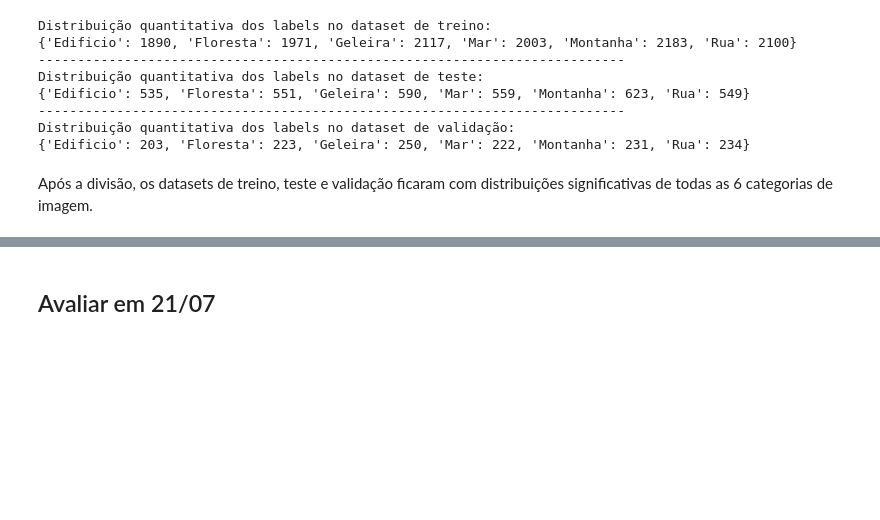
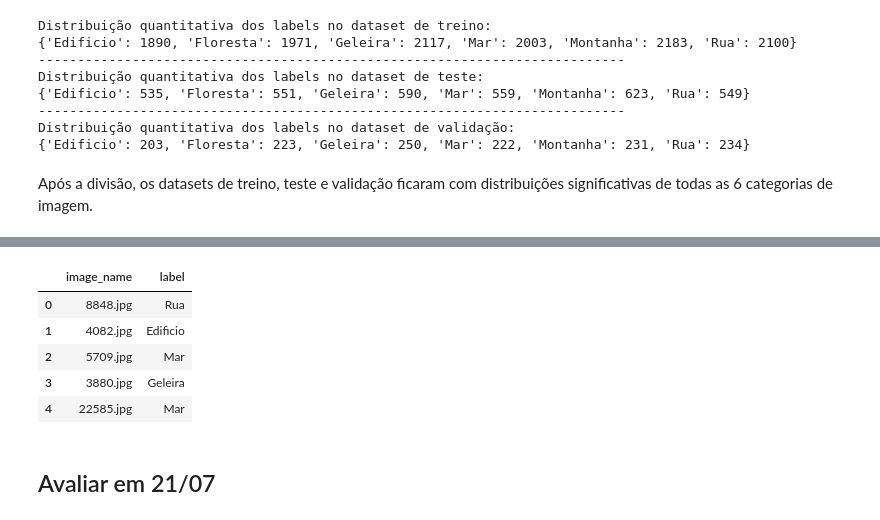
Before and after one commit to belanatal/PosPUCRio, a Jupyter notebook: MVPSprintIIb_IsabelaNatal-versão3.ipynb, the cells around one changed output, grey strips where cells are left out. Cells and saved outputs as stored; diff of their text form; code cells hidden in the pictures; blank space fills up the shorter version.

```diff
--- a/MVPSprintIIb_IsabelaNatal-versão3.ipynb
+++ b/MVPSprintIIb_IsabelaNatal-versão3.ipynb
@@ -444,3 +422,17 @@ Após a divisão, os datasets de treino, teste e validação ficaram com distrib
+# %%
+# Deletando a coluna index com os índices originais
+df_train=df_train.drop(columns=["index"])
+df_test=df_test.drop(columns=["index"])
+df_val=df_val.drop(columns=["index"])
+# %%
+df_train.head()
+# %% [output]
+|  | image_name | label |
+| 0 | 8848.jpg | Rua |
+| 1 | 4082.jpg | Edificio |
+| 2 | 5709.jpg | Mar |
+| 3 | 3880.jpg | Geleira |
+| 4 | 22585.jpg | Mar |
 # %% [markdown]
 ## Avaliar em 21/07
 # %%
```
Also changed, not shown: parts of 16 cells of this notebook.
